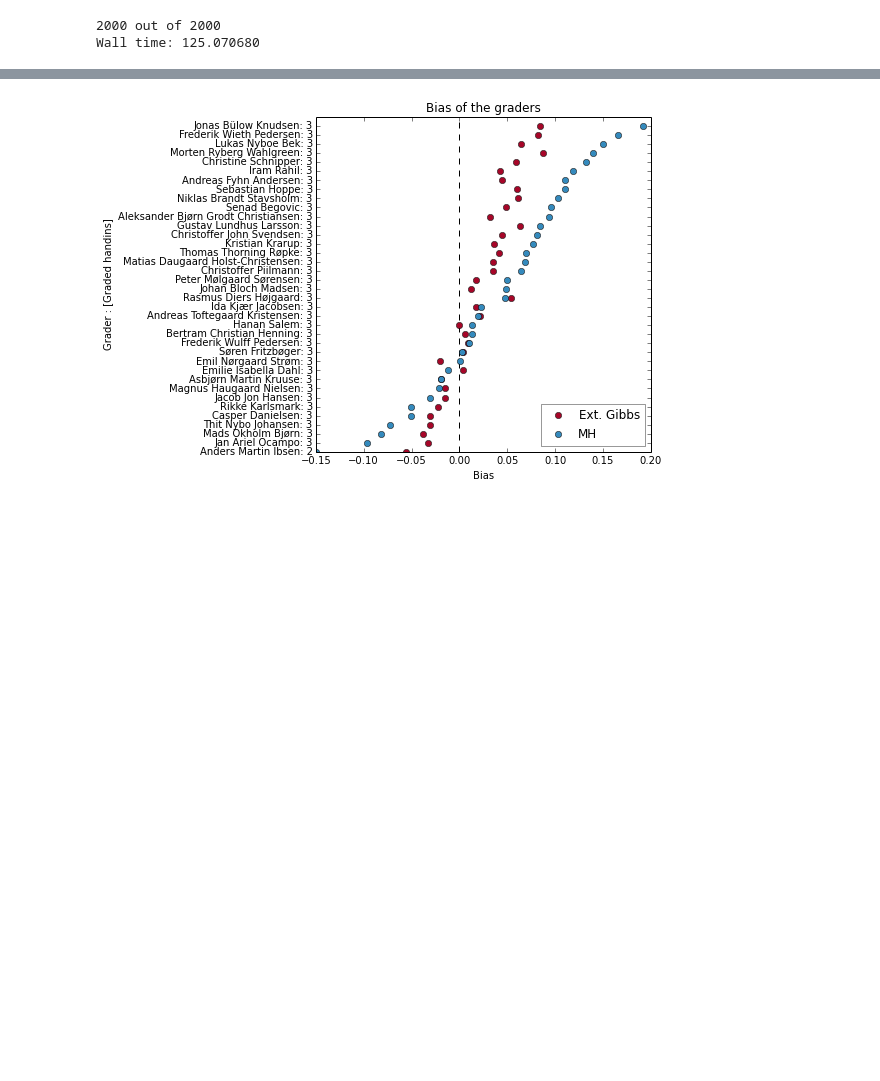
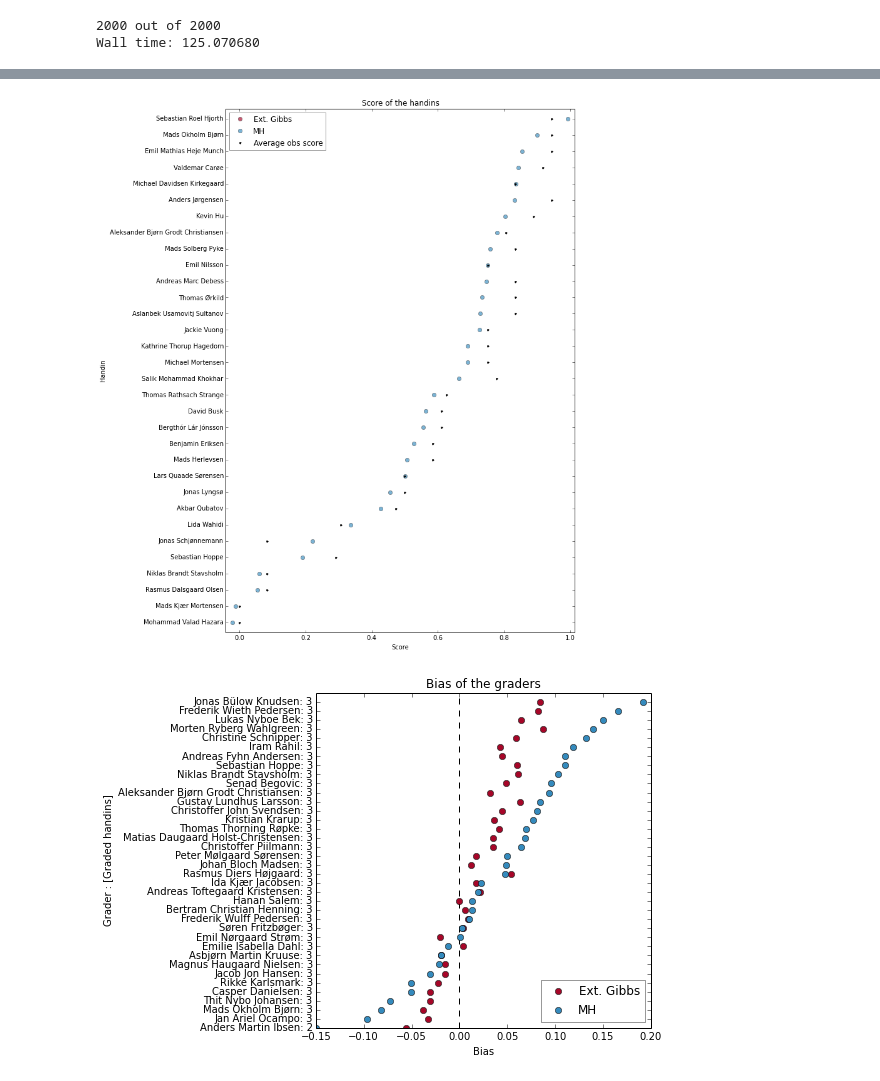
Before and after one commit to TomMalow/pymcmodels, a Jupyter notebook: Ext. Gibbs vs MH.ipynb, the cells around one changed output, grey strips where cells are left out. Saved outputs shown, nothing was run; the diff lists cells and outputs as text; code cells hidden in the pictures; blank space fills up the shorter version.

Commit message:
add small changes to a few notebooks and gibbsQuestion.py

```diff
--- a/Ext. Gibbs vs MH.ipynb
+++ b/Ext. Gibbs vs MH.ipynb
@@ -509,10 +513,10 @@ def MH_model(data,samples,burn_in=0):
 
     def prop_u_t_h(handin,u_h,t_h):
         sum_ = 0.0
-        for g in handin.graders.iterkeys():
-            val = handin.get_handin_score(g)
+        for g in handin.graders:
+            val = handin.get_handin_score(g.id)
             if val <> None:
-                sum_ = sum_ + norm_log_pdf(val,u_g[g]+u_h,t_g[g]+t_h)
+                sum_ = sum_ + norm_log_pdf(val,u_g[g.id]+u_h,t_g[g.id]+t_h)
         return sum_ + norm_gamma_log_pdf(u_h,t_h,ga_h,la_h,al_h,be_h)
 
     def prop_u_t_g(grader,g,u_g,t_g):
@@ -538,10 +542,10 @@ def MH_model(data,samples,burn_in=0):
         log_g[g] = prop_u_t_g(grader,g,u_g[g],t_g[g])
 
     # Tracers initialising
-    trace_u_h = defaultdict(list)
-    trace_t_h = defaultdict(list)
-    trace_u_g = defaultdict(list)
-    trace_t_g = defaultdict(list)
+    trace_u_h = defaultdict(float)
+    trace_t_h = defaultdict(float)
+    trace_u_g = defaultdict(float)
+    trace_t_g = defaultdict(float)
 
     tw = time.time()
     for r in range(burn_in + samples):
@@ -576,11 +580,19 @@ def MH_model(data,samples,burn_in=0):
         # Collect tracings
         if r > burn_in:
             for h in data.handins.iterkeys():
-                trace_u_h[h].append(u_h[h])
-                trace_t_h[h].append(t_h[h])
+                trace_u_h[h] = trace_u_h[h] + u_h[h]
+                trace_t_h[h] = trace_t_h[h] + t_h[h]
             for g in data.graders.iterkeys():
-                trace_u_g[g].append(u_g[g])
-                trace_t_g[g].append(t_g[g])
+                trace_u_g[g] = trace_u_g[g] + u_g[g]
+                trace_t_g[g] = trace_t_g[g] + t_g[g]
+
+    n_collected_samples = r - burn_in
+    for h in data.handins.iterkeys():
+        trace_u_h[h] = trace_u_h[h] / n_collected_samples
+        trace_t_h[h] = trace_t_h[h] / n_collected_samples
+    for g in data.graders.iterkeys():
+        trace_u_g[g] = trace_u_g[g] / n_collected_samples
+        trace_t_g[g] = trace_t_g[g] / n_collected_samples
 
     print
     print "Wall time: %f" % (time.time() - tw)
@@ -942,7 +954,7 @@ print np.mean(c_l)
 0.857889003752
 0.0525694730565
 # %%
-a_a2 = data_model.Assignment.objects.get(title="Aflevering 1: Sjov med tabeller")
+a_a2 = data_model.Assignment.objects.get(title="Aflevering 9: Kruskals algoritme")
 
 a_a2_data = fetch_assignment_data(a_a2)
 # %% [output]
@@ -970,3 +982,8 @@ Wall time: 285.601082
+# %%
+figsize(10,15)
+plot_handins(a_a2_data,[("Ext. Gibbs",a_a2_gibbs_e_result),("MH",a_a2_MH_result)])
+# %% [output]
+[figure, added]
 # %%
 with PdfPages(fig_store + "Algo_Ass1_Bias.pdf") as pdf:
     fig = plt.figure(figsize(6,6))
```
Also changed, not shown: parts of 4 cells of this notebook, 2 other files.
